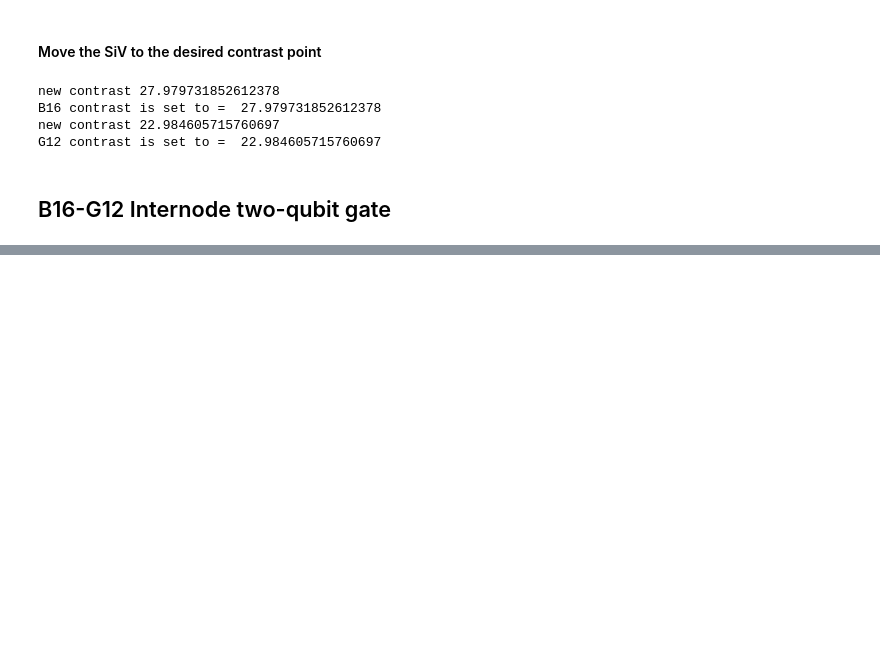
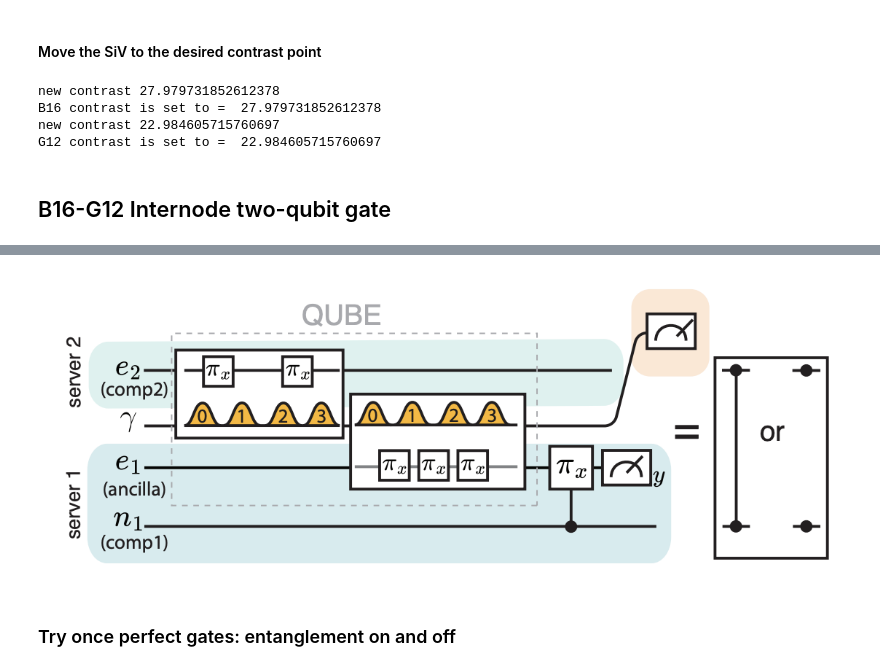
Before and after one commit to lukingroup/simnet, a Jupyter notebook: Notebooks/Blind_SingleNode_dataMatch.ipynb, the cells around one changed output, grey strips where cells are left out. Saved outputs shown, nothing was run; the diff lists cells and outputs as text; code cells hidden in the pictures; blank space fills up the shorter version.

Commit message:
figures for gates

```diff
--- a/Notebooks/Blind_SingleNode_dataMatch.ipynb
+++ b/Notebooks/Blind_SingleNode_dataMatch.ipynb
@@ -1276,0 +702,4 @@ Noperator = qt.num(N)
+# %%
+Image(filename='/Users/azizasuleymanzade/Dropbox (Personal)/Aziza/LukinLab/BlindComputing/SimulationCode_Aziza/Notebooks/FiguresJupyter/QUBE_gate.png')
+# %% [output]
+[figure, added]
@@ -1276,0 +719,2 @@ Noperator = qt.num(N)
+# %% [markdown]
+### Try once perfect gates: entanglement on and off
```
Also changed, not shown: parts of 44 cells of this notebook, 3 other files.
